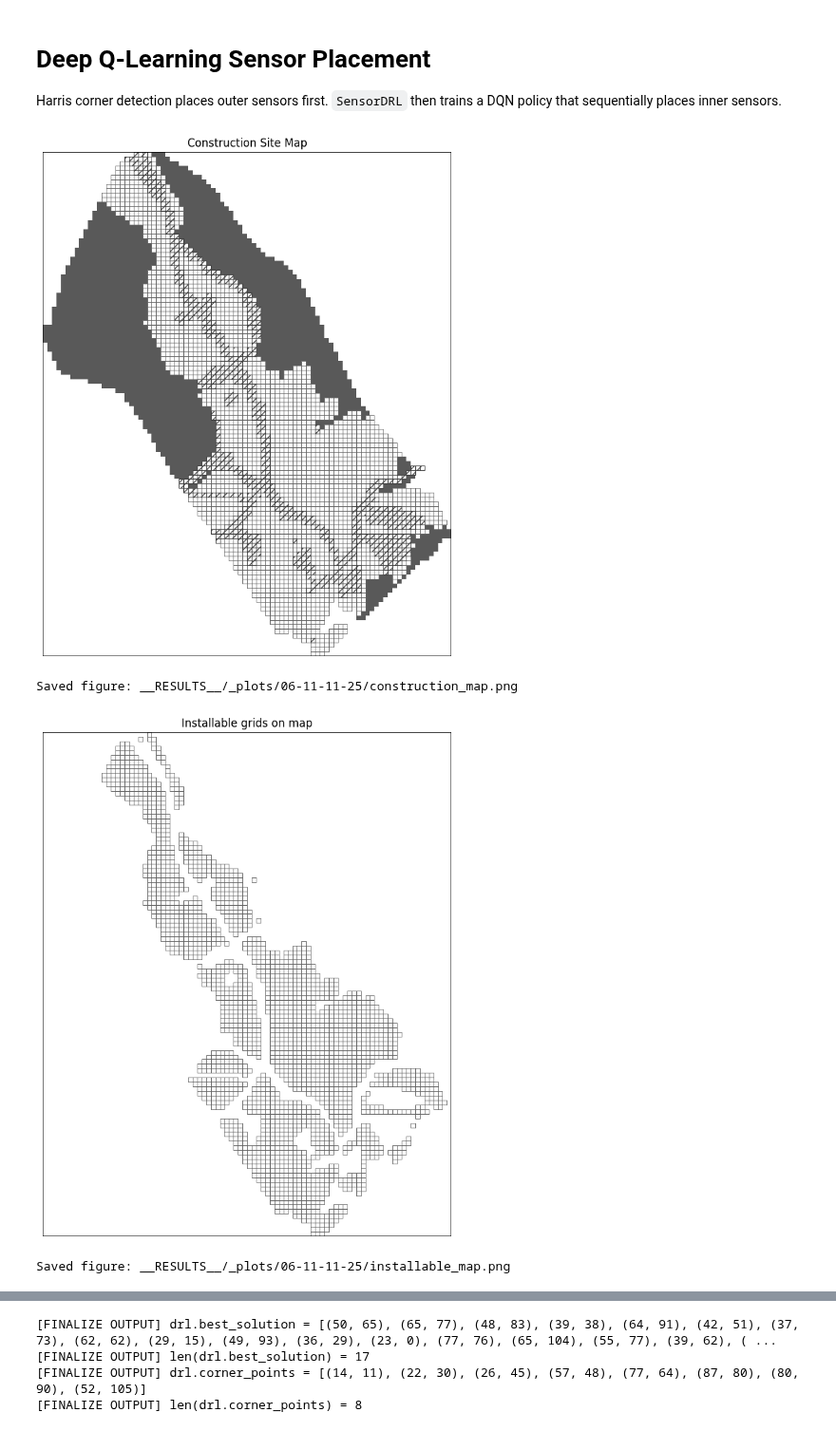
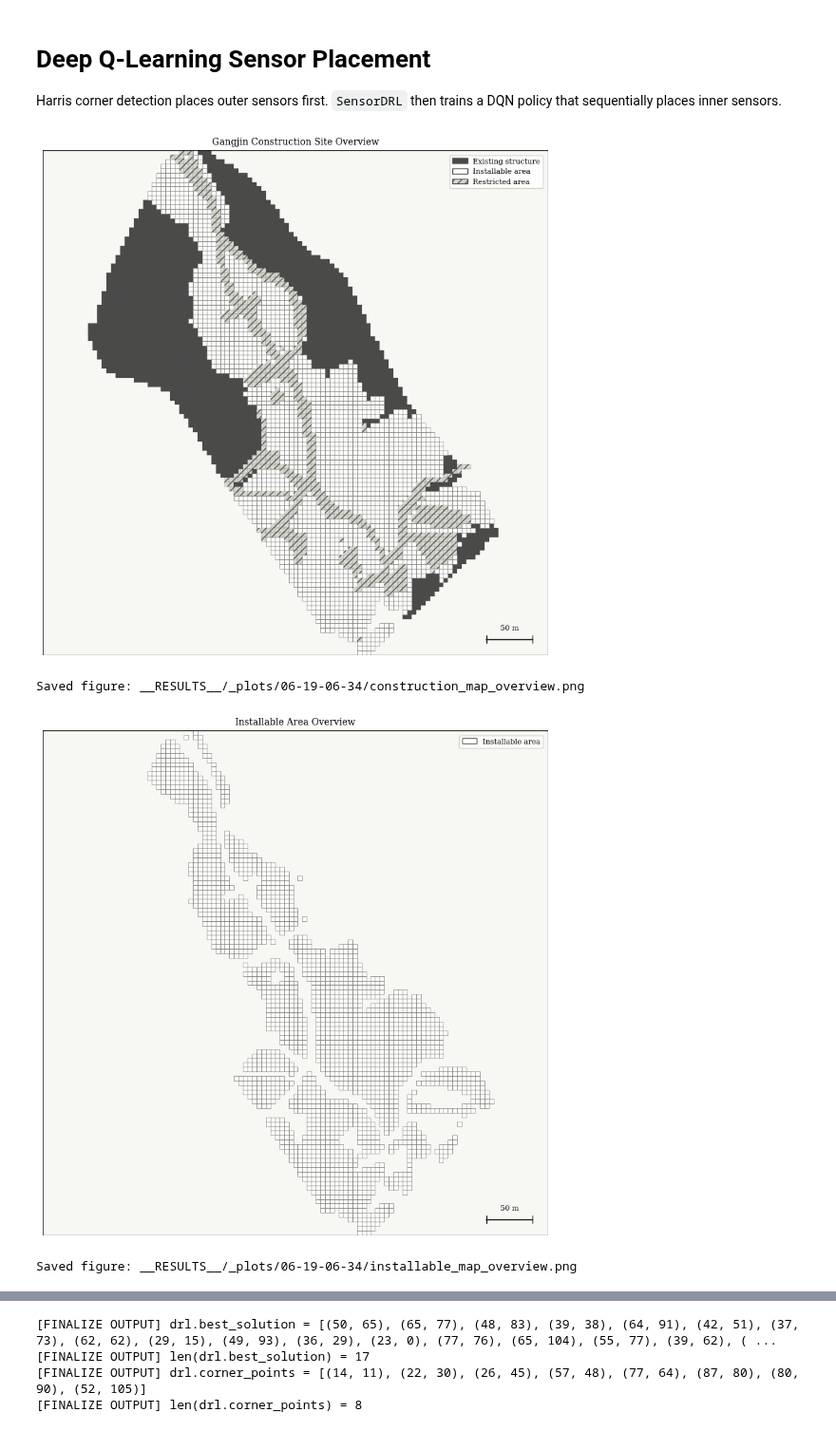
Before and after one commit to yutakseo/SensorDeployment_Optimizer, a Jupyter notebook: demo_drl.ipynb, the cells around one changed output, grey strips where cells are left out. Shown at 95% size. Drawn from its saved outputs; the diff is of its cells as text; code cells hidden in the pictures.

```diff
--- a/demo_drl.ipynb
+++ b/demo_drl.ipynb
@@ -3,24 +3,45 @@
 
 Harris corner detection places outer sensors first. `SensorDRL` then trains a DQN policy that sequentially places inner sensors.
 # %%
+import importlib
+import Analysis.visualization as visualization
 from Analysis.visualization import VisualTool
 from Engine.map_loader import MapLoader
 from Engine.masks import layer_map
 from InnerDeployment.DRL.main import SensorDRL
 from OuterDeployment.HarrisCorner import HarrisCorner
+
+importlib.reload(visualization)
+VisualTool = visualization.VisualTool
 # %%
 vis = VisualTool(show=True, size=(10, 10), save=True, dpi=100, save_dir="__RESULTS__/_plots")
 map_data = MapLoader().load("gangjin/full")
 
 installable_layer = layer_map(map_data, keep_values=[2])
 road_layer = layer_map(map_data, keep_values=[3])
 jobsite_layer = layer_map(map_data, keep_values=[2, 3])
 
-vis.showMap(map_data=map_data, title="Construction Site Map", cmap="gray", filename="construction_map")
-vis.showMap(map_data=installable_layer, title="Installable grids on map", cmap="jet", filename="installable_map", zone_style="installable")
-vis.showMap(map_data=road_layer, title="Uninstallable(restricted) grids on map", cmap="gray", filename="restricted_map", zone_style="restricted")
+vis.showMapOverview(map_data=map_data, title="Gangjin Construction Site Overview", filename="construction_map_overview")
+vis.showMapOverview(
+    map_data=installable_layer,
+    title="Installable Area Overview",
+    filename="installable_map_overview",
+    zone_style="installable",
+)
+vis.showMapOverview(
+    map_data=road_layer,
+    title="Restricted Area Overview",
+    filename="restricted_map_overview",
+    zone_style="restricted",
+)
+vis.showMapOverview(
+    map_data=jobsite_layer,
+    title="Jobsite Area Overview",
+    filename="jobsite_map_overview",
+    zone_style="jobsite",
+)
 # %% [output]
-[figure, old version]
+[figure, new version]
-Saved figure: __RESULTS__/_plots/06-11-11-25/construction_map.png
+Saved figure: __RESULTS__/_plots/06-19-06-34/construction_map_overview.png
-[figure, old version]
+[figure, new version]
-Saved figure: __RESULTS__/_plots/06-11-11-25/installable_map.png
+Saved figure: __RESULTS__/_plots/06-19-06-34/installable_map_overview.png
```
Also changed, not shown: parts of 4 cells of this notebook, 5 other files.
